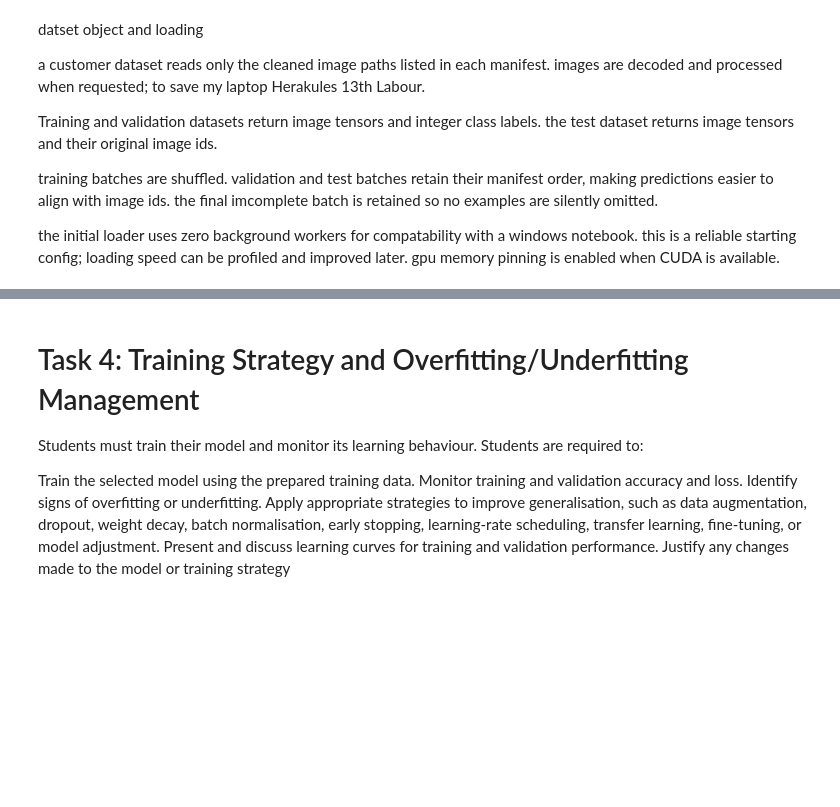
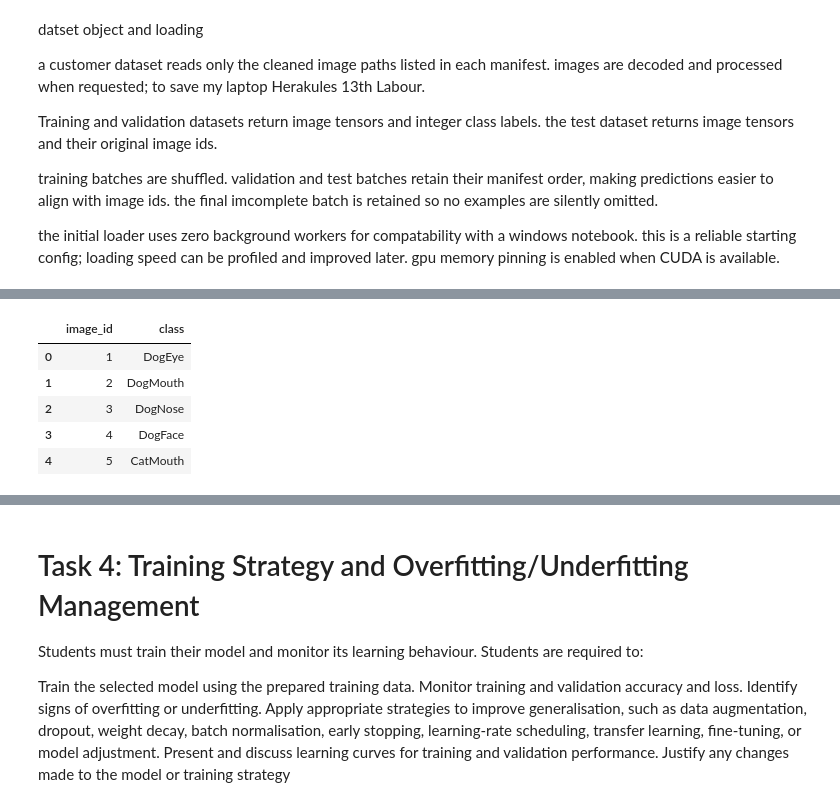
Before and after one commit to ChrisJHM6446/ENGE707_KaggleCompetition, a Jupyter notebook: KaggleComp_Main/Main.ipynb, the cells around one changed output, grey strips where cells are left out. Cells and saved outputs as stored; diff of their text form; code cells hidden in the pictures; blank space fills up the shorter version.

```diff
--- a/KaggleComp_Main/Main.ipynb
+++ b/KaggleComp_Main/Main.ipynb
@@ -1610,0 +2489,90 @@ Ensure that the pipeline can generate predictions for the Kaggle test set
+# %%
+# CHUNK T3 8
+# validate and save the kaggle prediction CSV.
+# create exactly one permitted class prediction for every ID
+# missing, repeated or misaligned rows can invalidate a submission
+# join predictions to template IDs, verify coverage and save without an index.
+
+def make_submission(template, ids, indices, mapping):
+    assert len(ids) == len(indices), (
+        "Prediction IDs and classes have different lengths."
+    )
+
+    predictions = pd.DataFrame({
+        "image_id": [str(identity) for identity in ids],
+        "class": [mapping[index] for index in indices]
+    })
+
+    template_ids = template[["image_id"]].astype({
+        "image_id": "string"
+    })
+
+    assert template_ids["image_id"].notna().all()
+    assert template_ids["image_id"].is_unique
+
+    assert predictions["image_id"].is_unique, (
+        "Repeated prediction IDs."
+    )
+
+    assert set(predictions["image_id"]) == set(
+        template_ids["image_id"]
+    ), "Test ID coverage mismatch."
+
+    submission = template_ids.merge(
+        predictions,
+        on="image_id",
+        how="left",
+        sort=False,
+        validate="one_to_one"
+    )
+
+    assert submission["image_id"].tolist() == (
+        template_ids["image_id"].tolist()
+    )
+
+    assert submission["class"].notna().all()
+    assert submission["class"].isin(mapping.values()).all()
+    assert list(submission.columns) == ["image_id", "class"]
+
+    return submission
+
+
+submission = make_submission(
+    sample_submission,
+    prediction_ids,
+    prediction_indices,
+    prediction_names
+)
+
+SUBMISSION_PATH = RUN_DIR / "submission_resnet18.csv"
+
+submission.to_csv(
+    SUBMISSION_PATH,
+    index=False
+)
+
+# Verify the saved CSV preserves IDs, including any leading zeros.
+saved_submission = pd.read_csv(
+    SUBMISSION_PATH,
+    dtype="string"
+)
+
+assert saved_submission["image_id"].tolist() == (
+    submission["image_id"].tolist()
+)
+
+assert saved_submission["class"].tolist() == (
+    submission["class"].tolist()
+)
+
+display(submission.head())
+
+print("Submission shape:", submission.shape)
+print("Prediction CSV saved to:", SUBMISSION_PATH)
+# %% [output]
+|  | image_id | class |
+| 0 | 1 | DogEye |
+| 1 | 2 | DogMouth |
+| 2 | 3 | DogNose |
+| 3 | 4 | DogFace |
+| 4 | 5 | CatMouth |
```
Also changed, not shown: parts of 33 cells of this notebook, 10 other files.
